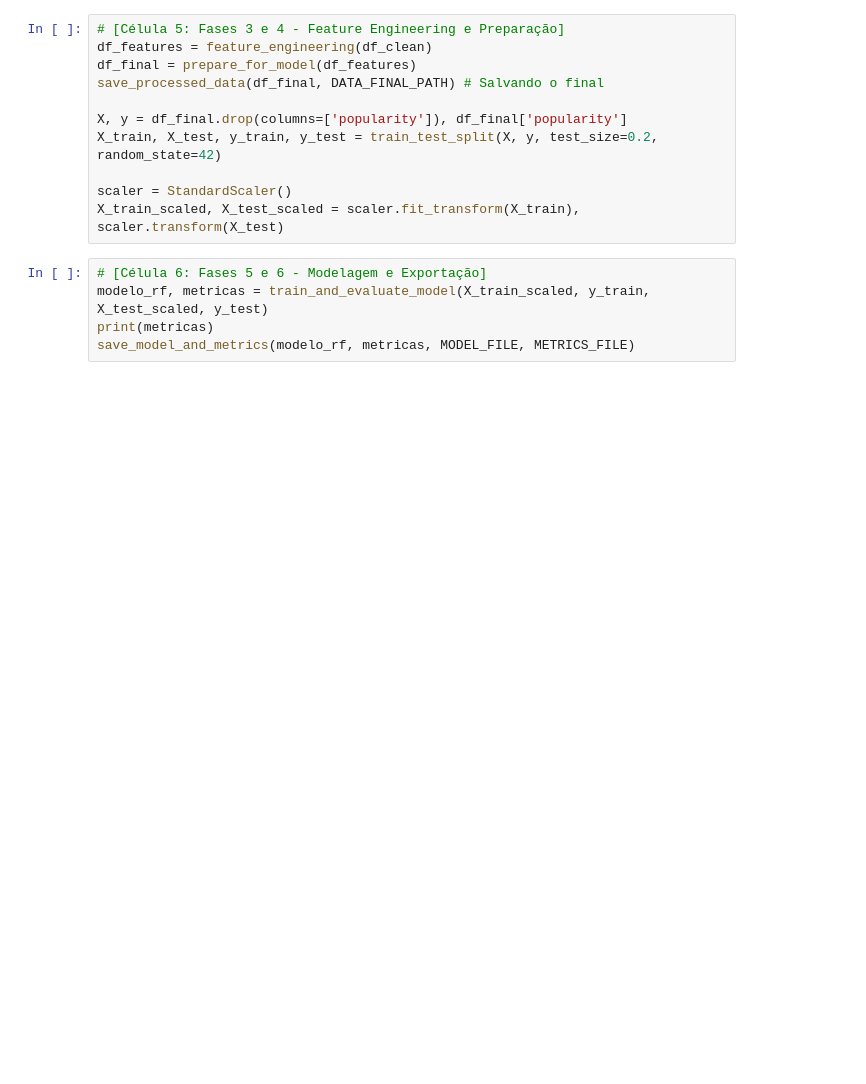
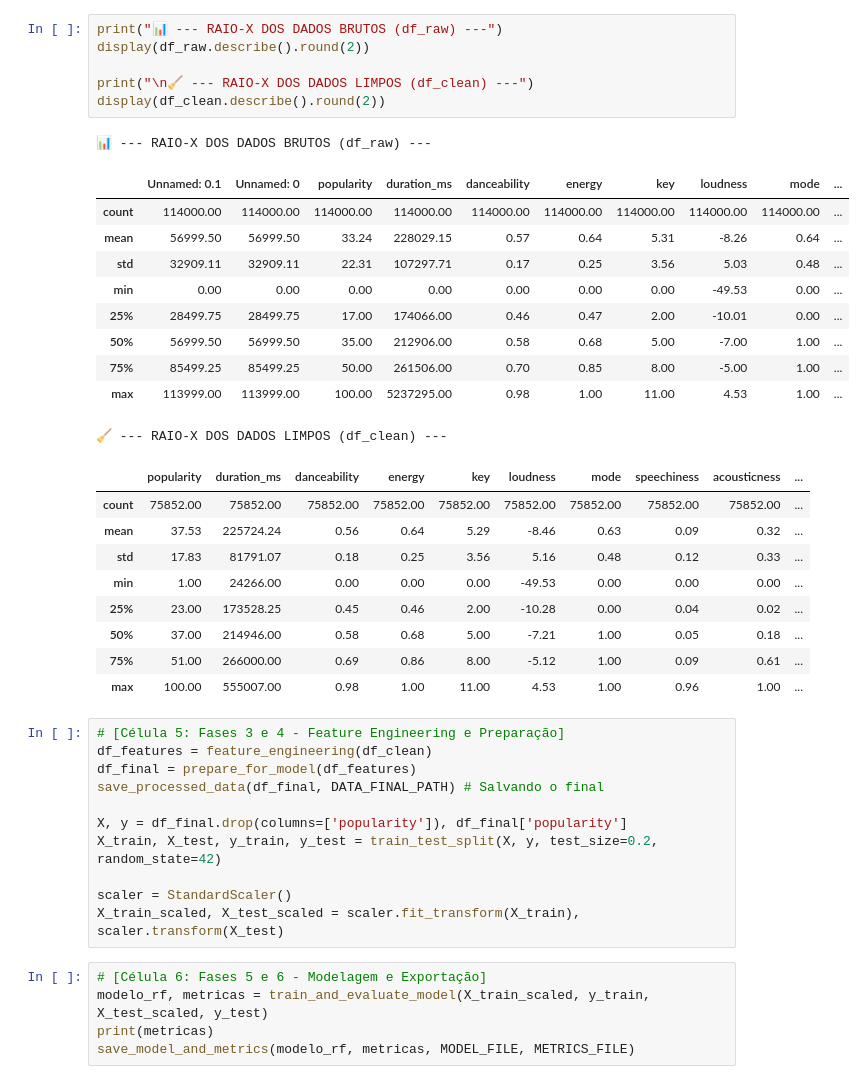
Before and after one commit to enrizes-lab/ProjetoFinal_modulo1, a Jupyter notebook: notebooks/spotify_dataview.ipynb, the cells around one changed output. Saved outputs shown, nothing was run; the diff lists cells and outputs as text; blank space fills up the shorter version.

```diff
--- a/notebooks/spotify_dataview.ipynb
+++ b/notebooks/spotify_dataview.ipynb
@@ -40,3 +67,30 @@ plot_correlation_heatmap(df_clean)
+# %%
+print("📊 --- RAIO-X DOS DADOS BRUTOS (df_raw) ---")
+display(df_raw.describe().round(2))
+
+print("\n🧹 --- RAIO-X DOS DADOS LIMPOS (df_clean) ---")
+display(df_clean.describe().round(2))
+# %% [output]
+📊 --- RAIO-X DOS DADOS BRUTOS (df_raw) ---
+|  | Unnamed: 0.1 | Unnamed: 0 | popularity | duration_ms | danceability | energy | key | loudness | mode | ... |
+| count | 114000.00 | 114000.00 | 114000.00 | 114000.00 | 114000.00 | 114000.00 | 114000.00 | 114000.00 | 114000.00 | ... |
+| mean | 56999.50 | 56999.50 | 33.24 | 228029.15 | 0.57 | 0.64 | 5.31 | -8.26 | 0.64 | ... |
+| std | 32909.11 | 32909.11 | 22.31 | 107297.71 | 0.17 | 0.25 | 3.56 | 5.03 | 0.48 | ... |
+| min | 0.00 | 0.00 | 0.00 | 0.00 | 0.00 | 0.00 | 0.00 | -49.53 | 0.00 | ... |
+| 25% | 28499.75 | 28499.75 | 17.00 | 174066.00 | 0.46 | 0.47 | 2.00 | -10.01 | 0.00 | ... |
+| 50% | 56999.50 | 56999.50 | 35.00 | 212906.00 | 0.58 | 0.68 | 5.00 | -7.00 | 1.00 | ... |
+| 75% | 85499.25 | 85499.25 | 50.00 | 261506.00 | 0.70 | 0.85 | 8.00 | -5.00 | 1.00 | ... |
+| max | 113999.00 | 113999.00 | 100.00 | 5237295.00 | 0.98 | 1.00 | 11.00 | 4.53 | 1.00 | ... |
+🧹 --- RAIO-X DOS DADOS LIMPOS (df_clean) ---
+|  | popularity | duration_ms | danceability | energy | key | loudness | mode | speechiness | acousticness | ... |
+| count | 75852.00 | 75852.00 | 75852.00 | 75852.00 | 75852.00 | 75852.00 | 75852.00 | 75852.00 | 75852.00 | ... |
+| mean | 37.53 | 225724.24 | 0.56 | 0.64 | 5.29 | -8.46 | 0.63 | 0.09 | 0.32 | ... |
+| std | 17.83 | 81791.07 | 0.18 | 0.25 | 3.56 | 5.16 | 0.48 | 0.12 | 0.33 | ... |
+| min | 1.00 | 24266.00 | 0.00 | 0.00 | 0.00 | -49.53 | 0.00 | 0.00 | 0.00 | ... |
+| 25% | 23.00 | 173528.25 | 0.45 | 0.46 | 2.00 | -10.28 | 0.00 | 0.04 | 0.02 | ... |
+| 50% | 37.00 | 214946.00 | 0.58 | 0.68 | 5.00 | -7.21 | 1.00 | 0.05 | 0.18 | ... |
+| 75% | 51.00 | 266000.00 | 0.69 | 0.86 | 8.00 | -5.12 | 1.00 | 0.09 | 0.61 | ... |
+| max | 100.00 | 555007.00 | 0.98 | 1.00 | 11.00 | 4.53 | 1.00 | 0.96 | 1.00 | ... |
 # %%
 # [Célula 5: Fases 3 e 4 - Feature Engineering e Preparação]
 df_features = feature_engineering(df_clean)
```
Also changed, not shown: parts of 10 cells of this notebook, 1 other file.
